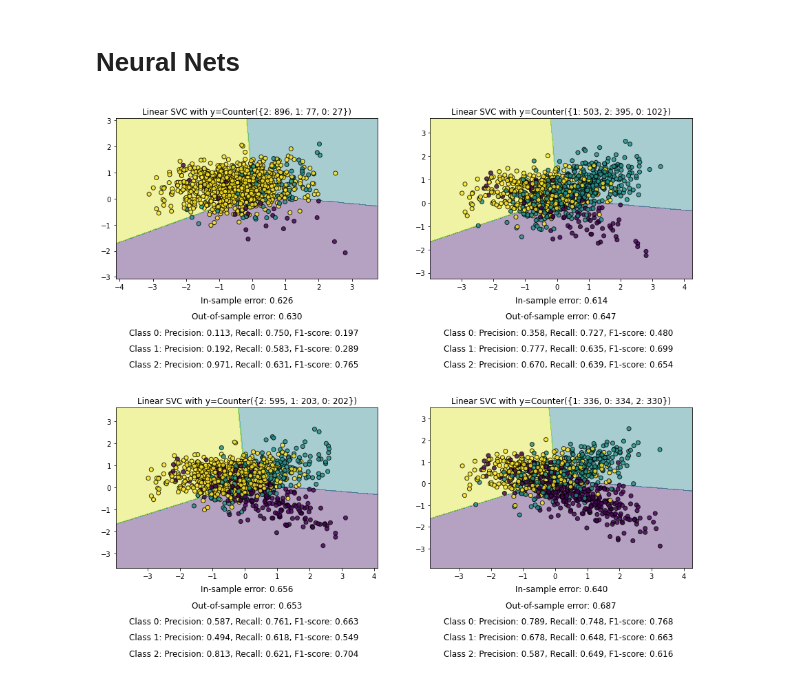
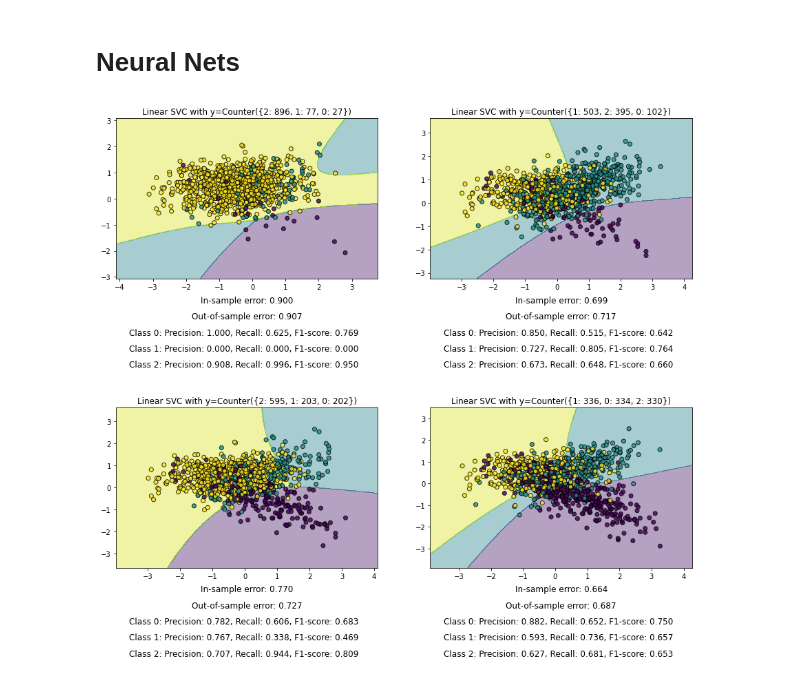
Before and after one commit to lucavella/SFML-project, a Jupyter notebook: Milan.ipynb, the cells around one changed output. Saved outputs shown, nothing was run; the diff lists cells and outputs as text; code cells hidden in the pictures.

```diff
--- a/Milan.ipynb
+++ b/Milan.ipynb
@@ -108,11 +112,4 @@ from sklearn.metrics import r2_score
 # %%
-import matplotlib.pyplot as plt
-from sklearn.svm import LinearSVC
-import numpy as np
-from collections import Counter
-from sklearn.datasets import make_classification
-from sklearn.metrics import precision_recall_fscore_support
-
 def create_dataset(weights, n_samples=1000, n_classes=3,
                    class_sep=0.5, n_clusters=1):
     return make_classification(n_samples=n_samples, n_features=2,
@@ -149,33 +146,33 @@ for ax, weights in zip(ax_arr, weights_arr):
 
     # Neural Net
 
     params = {
         'hidden_layer_sizes': (40, 100, 80),
         'random_state' : 20,
-        'max_iter': 200,
+        'max_iter': 1000,
         'n_iter_no_change' : 200
     }
-    MLP_logi_model = MLPClassifier(**params, activation='logistic').fit(X_train, y_train)
+    clf = MLPClassifier(**params, activation='logistic').fit(X_train, y_train)
 
     plot_decision_function(X, y, clf, ax)
 
     y_true = y_test
 
     # compute in-sample error (accuracy on the training set)
     y_pred_train = clf.predict(X_train)
     in_sample_error = accuracy_score(y_train, y_pred_train)
 
     # compute out-of-sample error (accuracy on the testing set)
     y_pred_test = clf.predict(X_test)
     out_of_sample_error = accuracy_score(y_test, y_pred_test)
 
     ax.text(0.5, -0.15, "In-sample error: {:.3f}".format(in_sample_error), transform=ax.transAxes, ha='center', fontsize=12)
     ax.text(0.5, -0.25, "Out-of-sample error: {:.3f}".format(out_of_sample_error), transform=ax.transAxes, ha='center', fontsize=12)
 
     class_labels = np.unique(y)
     report = classification_report(y_true, y_pred_test, zero_division=1, output_dict=True)
 
     for i, label in enumerate(class_labels):
         ax.text(0.05, -0.35-i*0.1, "Class {}: Precision: {:.3f}, Recall: {:.3f}, F1-score: {:.3f}".format(label, report[str(label)]['precision'], report[str(label)]['recall'], report[str(label)]['f1-score']), transform=ax.transAxes, fontsize=12)
 # %% [output]
-[figure, old version]
+[figure, new version]
```
Also changed, not shown: parts of 1 cell of this notebook.
